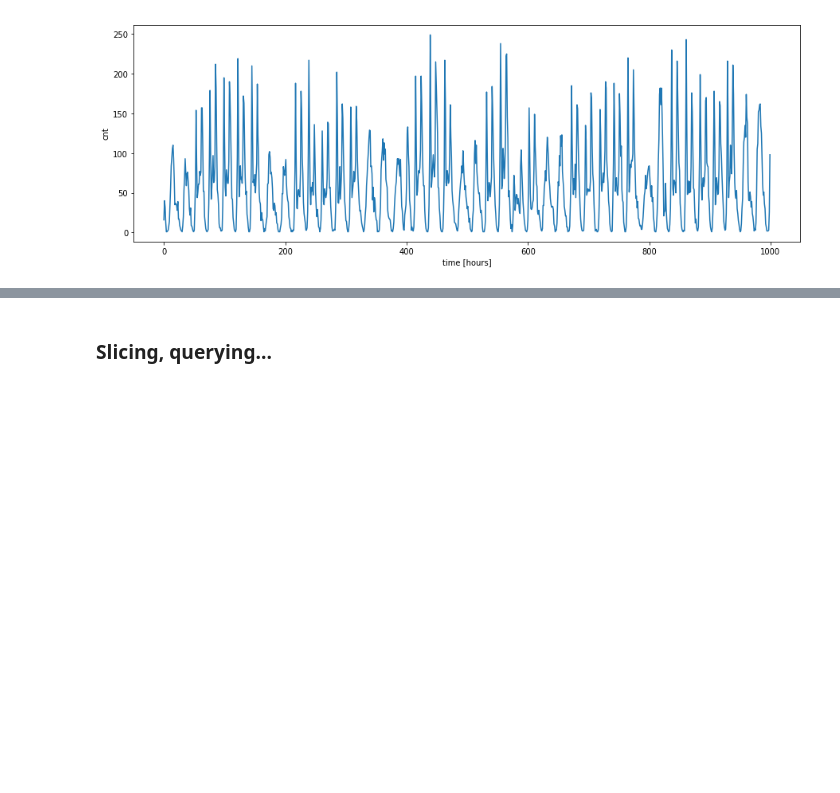
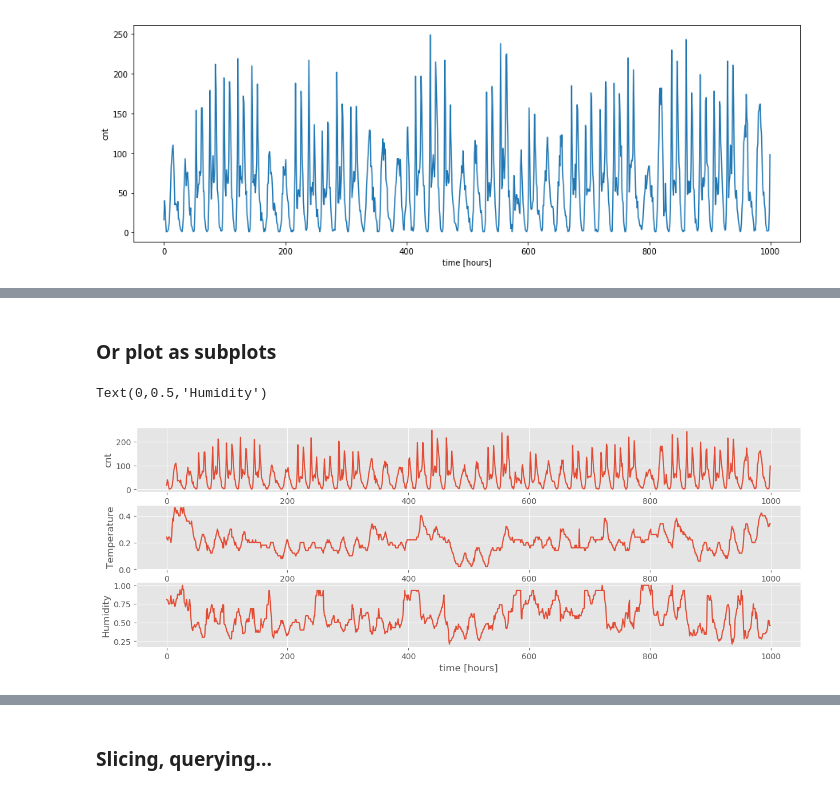
Before and after one commit to florian-huber/python_data_exploration_tutorial, a Jupyter notebook: notebooks/Dataset_example1_London_bikes.ipynb, the cells around one changed output, grey strips where cells are left out. Drawn from its saved outputs; the diff is of its cells as text; code cells hidden in the pictures; blank space fills up the shorter version.

```diff
--- a/notebooks/Dataset_example1_London_bikes.ipynb
+++ b/notebooks/Dataset_example1_London_bikes.ipynb
@@ -217,0 +219,22 @@ Text(0,0.5,'cnt')
+# %% [markdown]
+### Or plot as subplots
+# %%
+plt.figure(num=None, figsize=(15,5))
+
+plt.subplot(311)
+plt.plot(data_bike_rent['cnt'][:1000])
+#plt.xlabel('time [hours]')
+plt.ylabel('cnt')
+
+plt.subplot(312)
+plt.plot(data_bike_rent['temp'][:1000])
+plt.xlabel('time [hours]')
+plt.ylabel('Temperature')
+
+plt.subplot(313)
+plt.plot(data_bike_rent['hum'][:1000])
+plt.xlabel('time [hours]')
+plt.ylabel('Humidity')
+# %% [output]
+Text(0,0.5,'Humidity')
+[figure, added]
```
Also changed, not shown: parts of 27 cells of this notebook.
